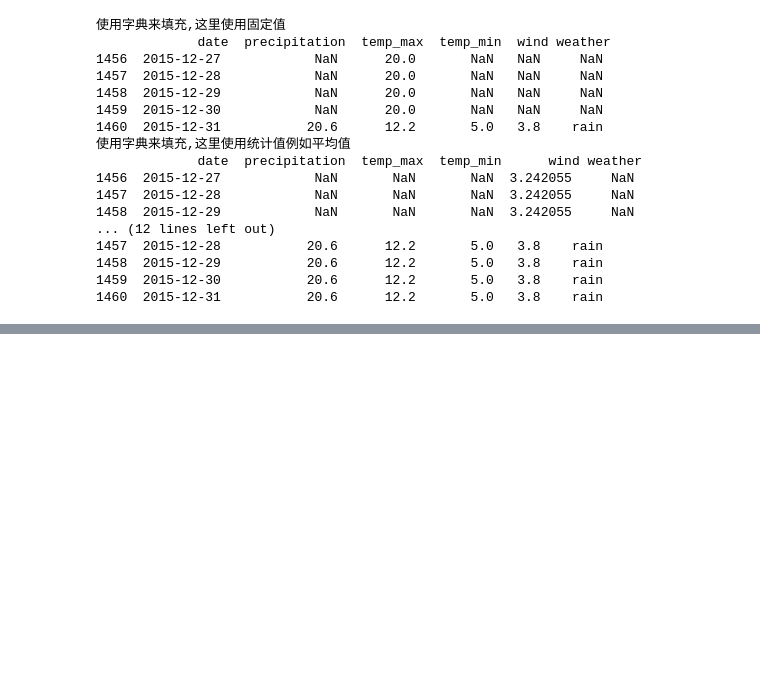
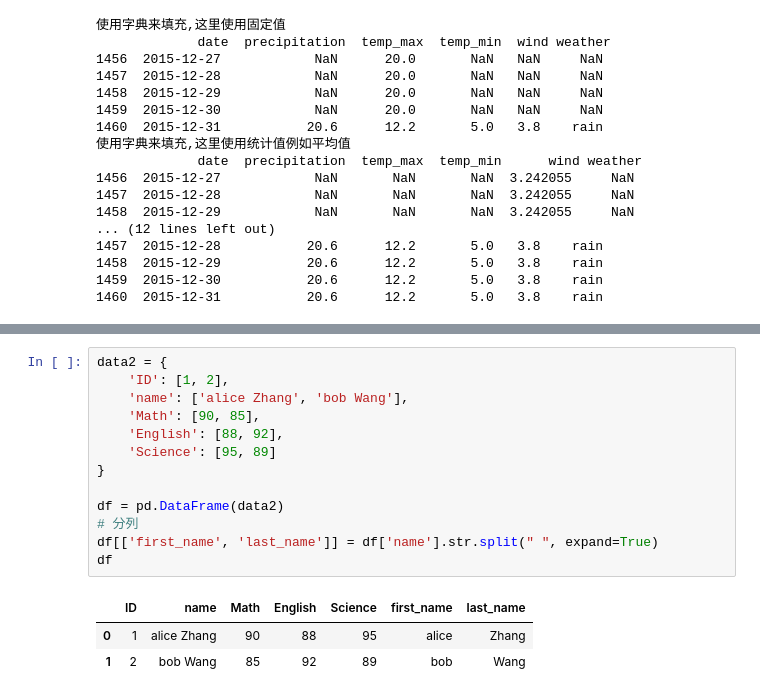
Before and after one commit to WithoutBug8/A_n_M_Learning_Repo, a Jupyter notebook: Machine Learning/Numpy_Pandas_Matplotlib/pandas/Notes/3. pandas数据分析.ipynb, the cells around one changed output, grey strips where cells are left out. Drawn from its saved outputs; the diff is of its cells as text; blank space fills up the shorter version.

```diff
--- a/Machine Learning/Numpy_Pandas_Matplotlib/pandas/Notes/3. pandas数据分析.ipynb
+++ b/Machine Learning/Numpy_Pandas_Matplotlib/pandas/Notes/3. pandas数据分析.ipynb
@@ -153,0 +296,17 @@ print('使用字典来填充,这里使用缺失值后面的相邻数值填充\n'
+# %%
+data2 = {
+    'ID': [1, 2],
+    'name': ['alice Zhang', 'bob Wang'],
+    'Math': [90, 85],
+    'English': [88, 92],
+    'Science': [95, 89]
+}
+
+df = pd.DataFrame(data2)
+# 分列
+df[['first_name', 'last_name']] = df['name'].str.split(" ", expand=True)
+df
+# %% [output]
+|  | ID | name | Math | English | Science | first_name | last_name |
+| 0 | 1 | alice Zhang | 90 | 88 | 95 | alice | Zhang |
+| 1 | 2 | bob Wang | 85 | 92 | 89 | bob | Wang |
```
Also changed, not shown: parts of 17 cells of this notebook.
